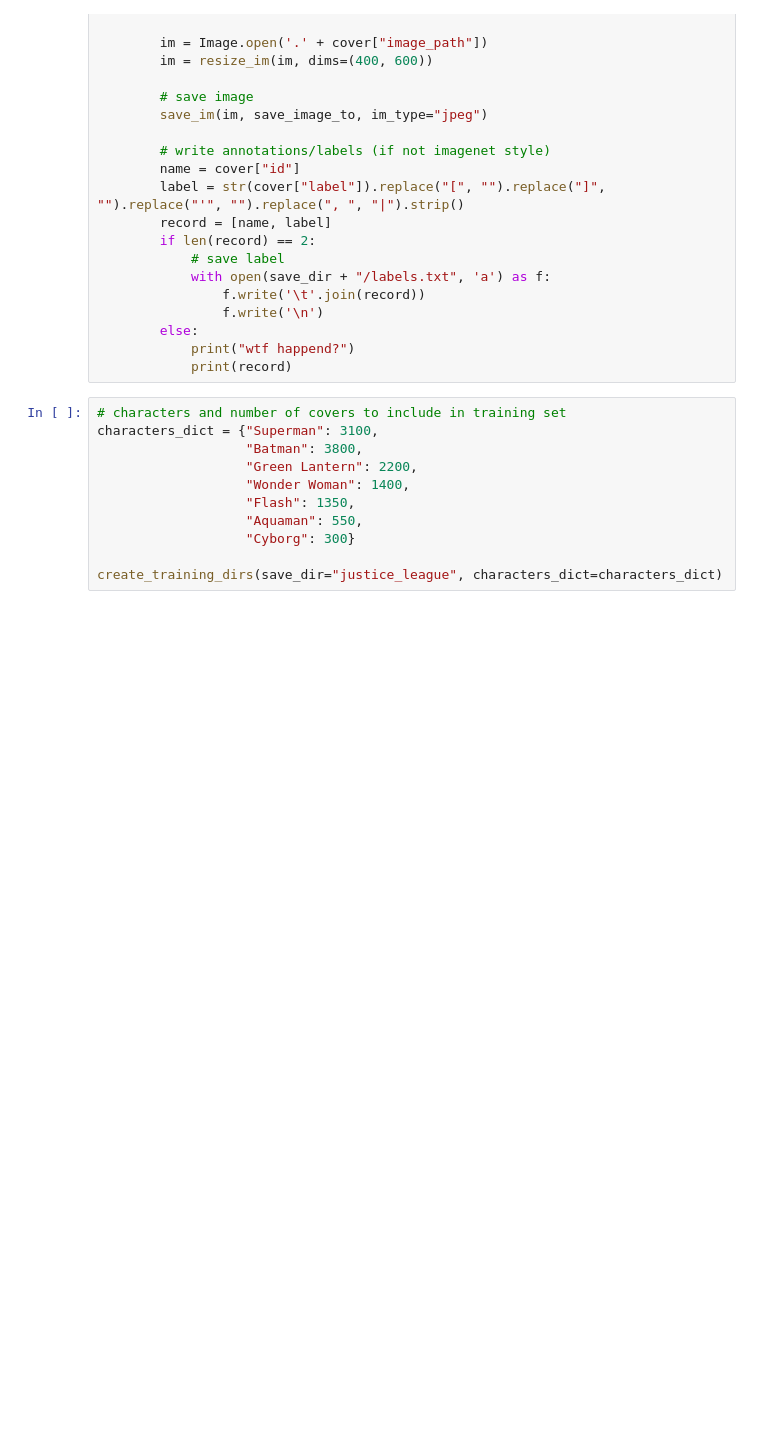
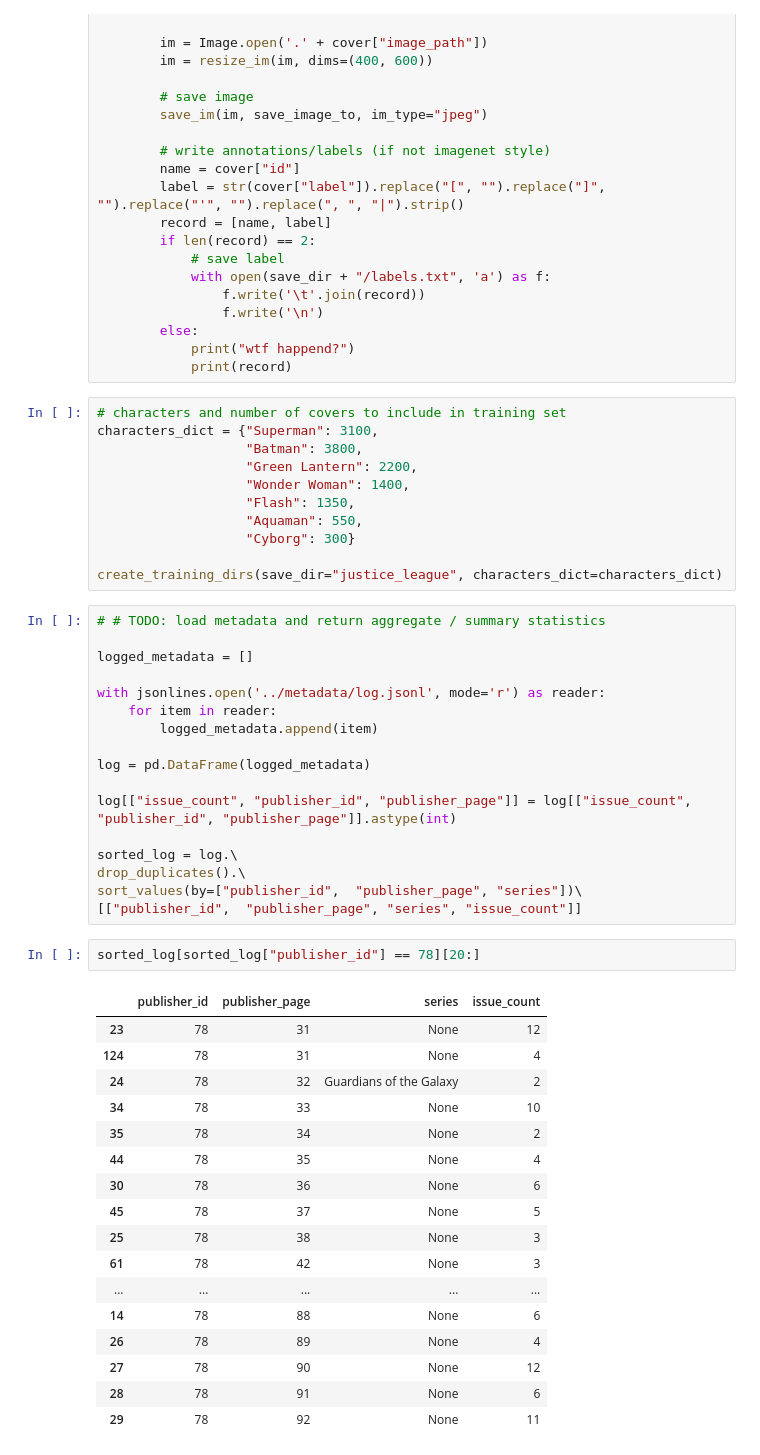
Before and after one commit to macrae/comics-net, a Jupyter notebook: jupyter/metadata_analysis.ipynb, the cells around one changed output. Cells and saved outputs as stored; diff of their text form; blank space fills up the shorter version.

```diff
--- a/jupyter/metadata_analysis.ipynb
+++ b/jupyter/metadata_analysis.ipynb
@@ -472,3 +472,40 @@ characters_dict = {"Superman": 3100,
                    "Cyborg": 300}
 
 create_training_dirs(save_dir="justice_league", characters_dict=characters_dict)
+# %%
+# # TODO: load metadata and return aggregate / summary statistics
+
+logged_metadata = []
+
+with jsonlines.open('../metadata/log.jsonl', mode='r') as reader:
+    for item in reader:
+        logged_metadata.append(item)
+
+log = pd.DataFrame(logged_metadata)
+
+log[["issue_count", "publisher_id", "publisher_page"]] = log[["issue_count", "publisher_id", "publisher_page"]].astype(int)
+
+sorted_log = log.\
+drop_duplicates().\
+sort_values(by=["publisher_id",  "publisher_page", "series"])\
+[["publisher_id",  "publisher_page", "series", "issue_count"]]
+# %%
+sorted_log[sorted_log["publisher_id"] == 78][20:]
+# %% [output]
+|  | publisher_id | publisher_page | series | issue_count |
+| 23 | 78 | 31 | None | 12 |
+| 124 | 78 | 31 | None | 4 |
+| 24 | 78 | 32 | Guardians of the Galaxy | 2 |
+| 34 | 78 | 33 | None | 10 |
+| 35 | 78 | 34 | None | 2 |
+| 44 | 78 | 35 | None | 4 |
+| 30 | 78 | 36 | None | 6 |
+| 45 | 78 | 37 | None | 5 |
+| 25 | 78 | 38 | None | 3 |
+| 61 | 78 | 42 | None | 3 |
+| ... | ... | ... | ... | ... |
+| 14 | 78 | 88 | None | 6 |
+| 26 | 78 | 89 | None | 4 |
+| 27 | 78 | 90 | None | 12 |
+| 28 | 78 | 91 | None | 6 |
+| 29 | 78 | 92 | None | 11 |
```
Also changed, not shown: parts of 8 cells of this notebook, 1 other file.
